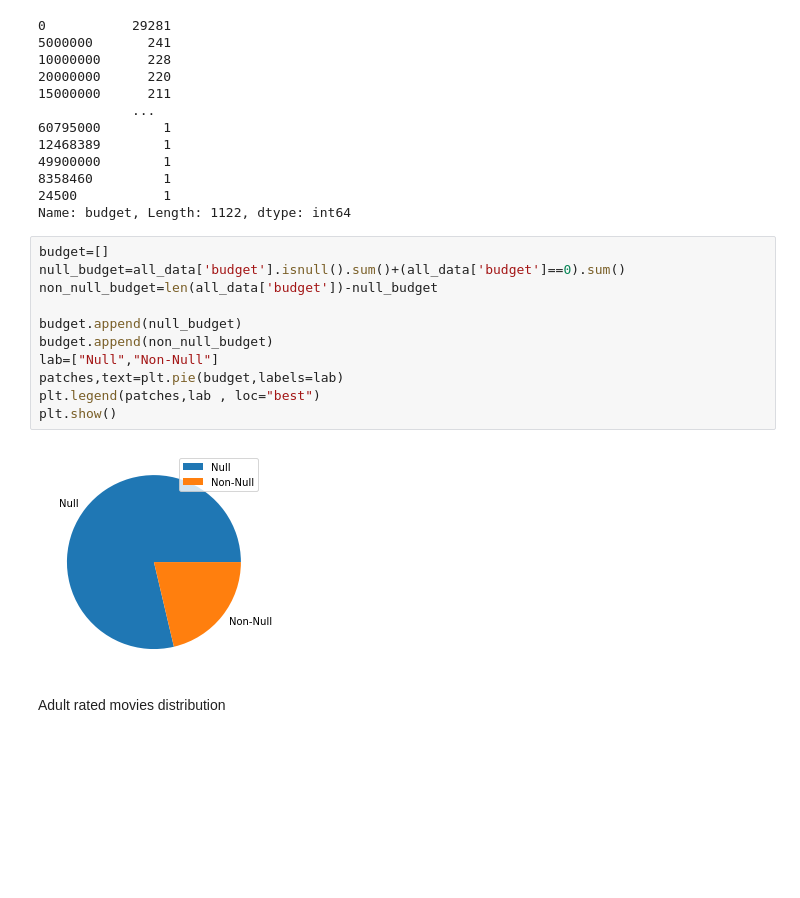
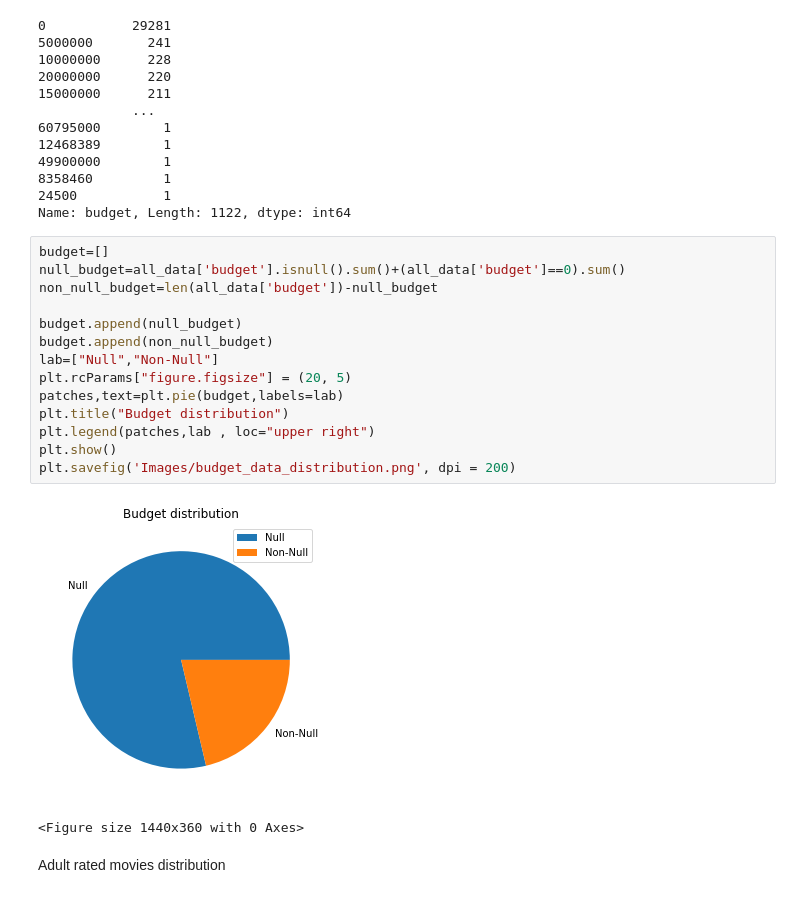
Before and after one commit to PritishWadhwa/IMDb-Movie-Rating-Predictor, a Jupyter notebook: Movies_Rating_Prediction.ipynb, the cells around one changed output. Drawn from its saved outputs; the diff is of its cells as text; blank space fills up the shorter version.

```diff
--- a/Movies_Rating_Prediction.ipynb
+++ b/Movies_Rating_Prediction.ipynb
@@ -215,16 +215,20 @@ Name: budget, Length: 1122, dtype: int64
 # %%
 budget=[]
 null_budget=all_data['budget'].isnull().sum()+(all_data['budget']==0).sum()
 non_null_budget=len(all_data['budget'])-null_budget
 
 budget.append(null_budget)
 budget.append(non_null_budget)
 lab=["Null","Non-Null"]
+plt.rcParams["figure.figsize"] = (20, 5)
 patches,text=plt.pie(budget,labels=lab)
-plt.legend(patches,lab , loc="best")
+plt.title("Budget distribution")
+plt.legend(patches,lab , loc="upper right")
 plt.show()
+plt.savefig('Images/budget_data_distribution.png', dpi = 200)
 # %% [output]
-[figure, old version]
+[figure, new version]
+<Figure size 1440x360 with 0 Axes>
 # %% [markdown]
 Adult rated movies distribution
 # %%
```
Also changed, not shown: parts of 20 cells of this notebook, 18 other files.
